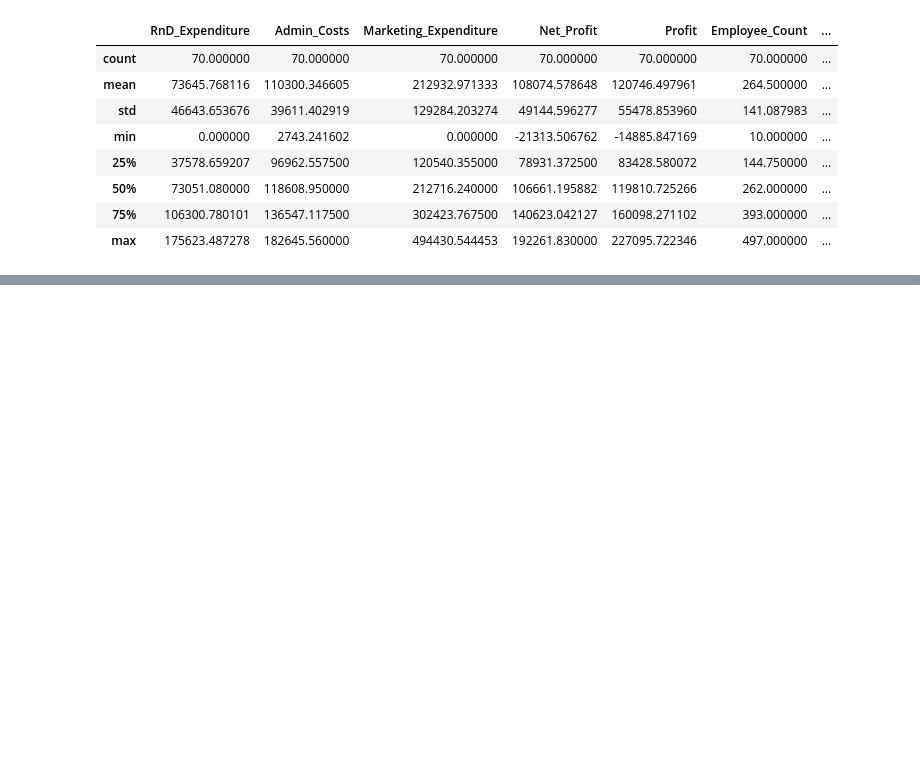
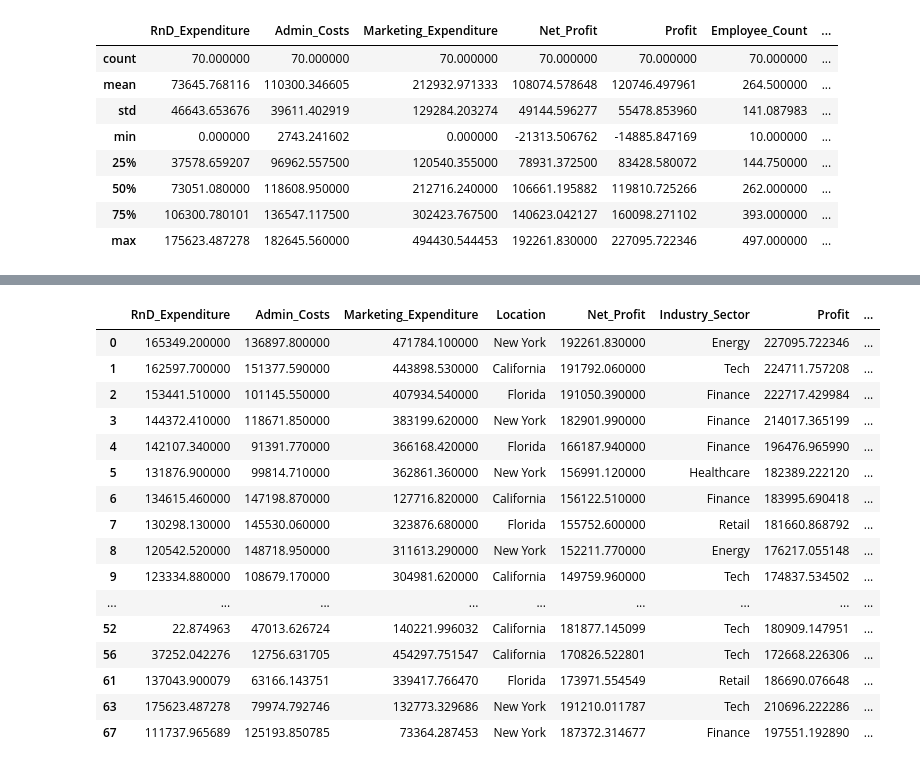
Before and after one commit to Chiaraaorlando/Regresion, a Jupyter notebook: regresion tp chiara orlando.ipynb, the cells around one changed output, grey strips where cells are left out. Cells and saved outputs as stored; diff of their text form; code cells hidden in the pictures; blank space fills up the shorter version.

```diff
--- a/regresion tp chiara orlando.ipynb
+++ b/regresion tp chiara orlando.ipynb
@@ -76,0 +196,20 @@ emprendimientos.describe()
+# %%
+emprendimientos[emprendimientos['Profit']>160000]
+# %% [output]
+|  | RnD_Expenditure | Admin_Costs | Marketing_Expenditure | Location | Net_Profit | Industry_Sector | Profit | ... |
+| 0 | 165349.200000 | 136897.800000 | 471784.100000 | New York | 192261.830000 | Energy | 227095.722346 | ... |
+| 1 | 162597.700000 | 151377.590000 | 443898.530000 | California | 191792.060000 | Tech | 224711.757208 | ... |
+| 2 | 153441.510000 | 101145.550000 | 407934.540000 | Florida | 191050.390000 | Finance | 222717.429984 | ... |
+| 3 | 144372.410000 | 118671.850000 | 383199.620000 | New York | 182901.990000 | Finance | 214017.365199 | ... |
+| 4 | 142107.340000 | 91391.770000 | 366168.420000 | Florida | 166187.940000 | Finance | 196476.965990 | ... |
+| 5 | 131876.900000 | 99814.710000 | 362861.360000 | New York | 156991.120000 | Healthcare | 182389.222120 | ... |
+| 6 | 134615.460000 | 147198.870000 | 127716.820000 | California | 156122.510000 | Finance | 183995.690418 | ... |
+| 7 | 130298.130000 | 145530.060000 | 323876.680000 | Florida | 155752.600000 | Retail | 181660.868792 | ... |
+| 8 | 120542.520000 | 148718.950000 | 311613.290000 | New York | 152211.770000 | Energy | 176217.055148 | ... |
+| 9 | 123334.880000 | 108679.170000 | 304981.620000 | California | 149759.960000 | Tech | 174837.534502 | ... |
+| ... | ... | ... | ... | ... | ... | ... | ... | ... |
+| 52 | 22.874963 | 47013.626724 | 140221.996032 | California | 181877.145099 | Tech | 180909.147951 | ... |
+| 56 | 37252.042276 | 12756.631705 | 454297.751547 | California | 170826.522801 | Tech | 172668.226306 | ... |
+| 61 | 137043.900079 | 63166.143751 | 339417.766470 | Florida | 173971.554549 | Retail | 186690.076648 | ... |
+| 63 | 175623.487278 | 79974.792746 | 132773.329686 | New York | 191210.011787 | Tech | 210696.222286 | ... |
+| 67 | 111737.965689 | 125193.850785 | 73364.287453 | New York | 187372.314677 | Finance | 197551.192890 | ... |
```
Also changed, not shown: parts of 14 cells of this notebook.
